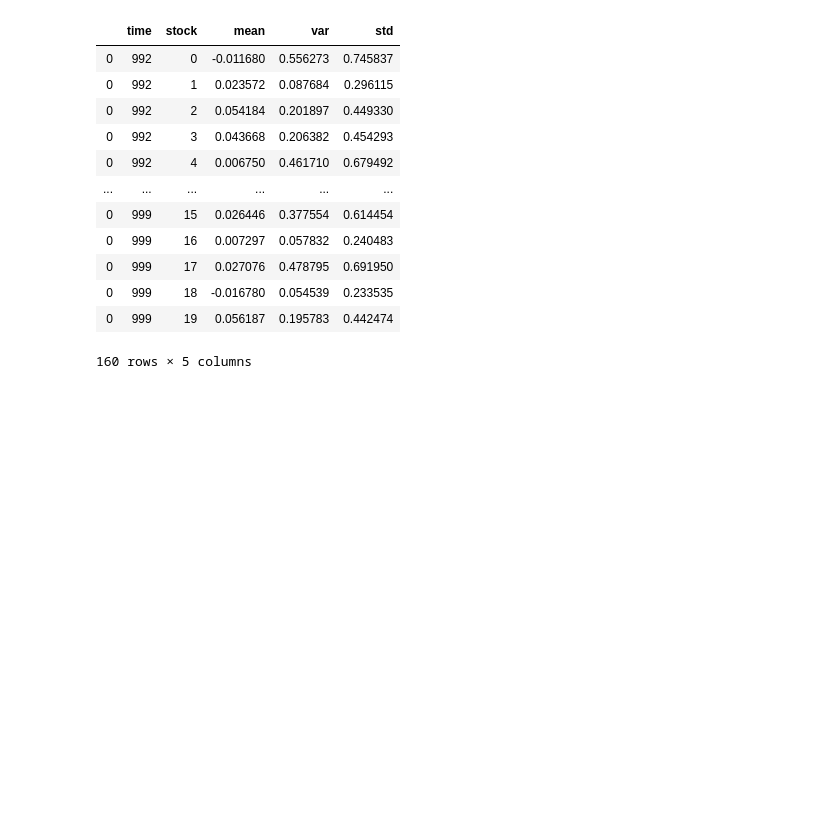
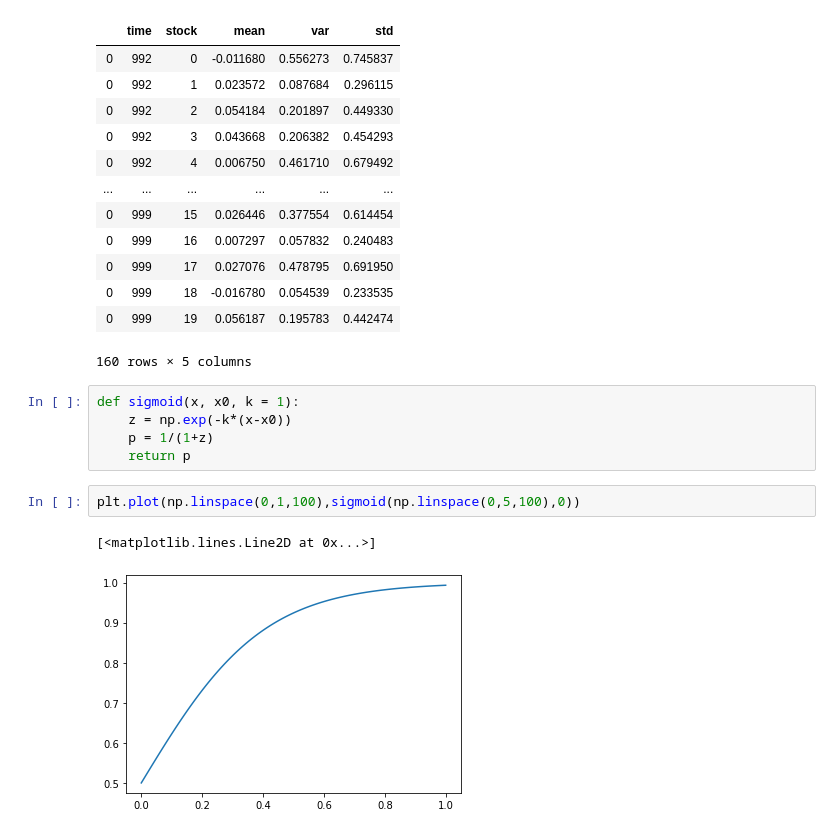
Before and after one commit to braedyn-au/StockMarketCascades, a Jupyter notebook: draft3_mainmodular.ipynb, the cells around one changed output. Saved outputs shown, nothing was run; the diff lists cells and outputs as text; blank space fills up the shorter version.

```diff
--- a/draft3_mainmodular.ipynb
+++ b/draft3_mainmodular.ipynb
@@ -62,3 +87,13 @@ stockChars
 | 0 | 999 | 18 | -0.016780 | 0.054539 | 0.233535 |
 | 0 | 999 | 19 | 0.056187 | 0.195783 | 0.442474 |
 160 rows × 5 columns
+# %%
+def sigmoid(x, x0, k = 1):
+    z = np.exp(-k*(x-x0))
+    p = 1/(1+z)
+    return p
+# %%
+plt.plot(np.linspace(0,1,100),sigmoid(np.linspace(0,5,100),0))
+# %% [output]
+[<matplotlib.lines.Line2D at 0x...>]
+[figure, added]
```
Also changed, not shown: parts of 4 cells of this notebook, 1 other file.
